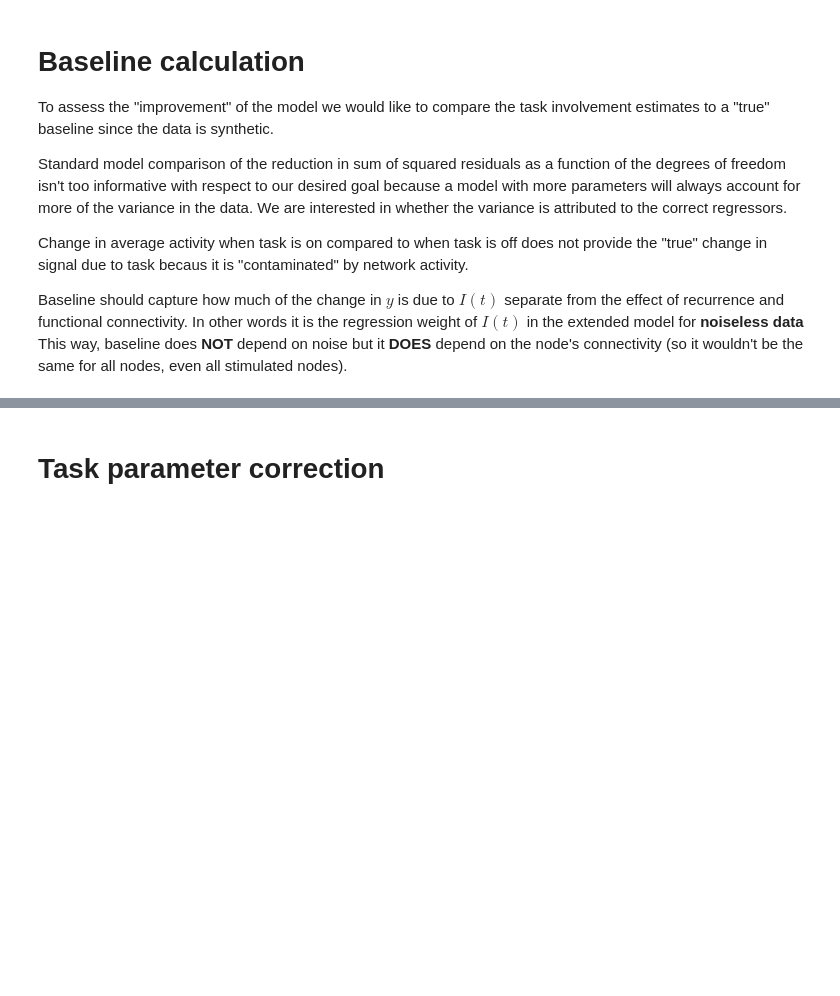
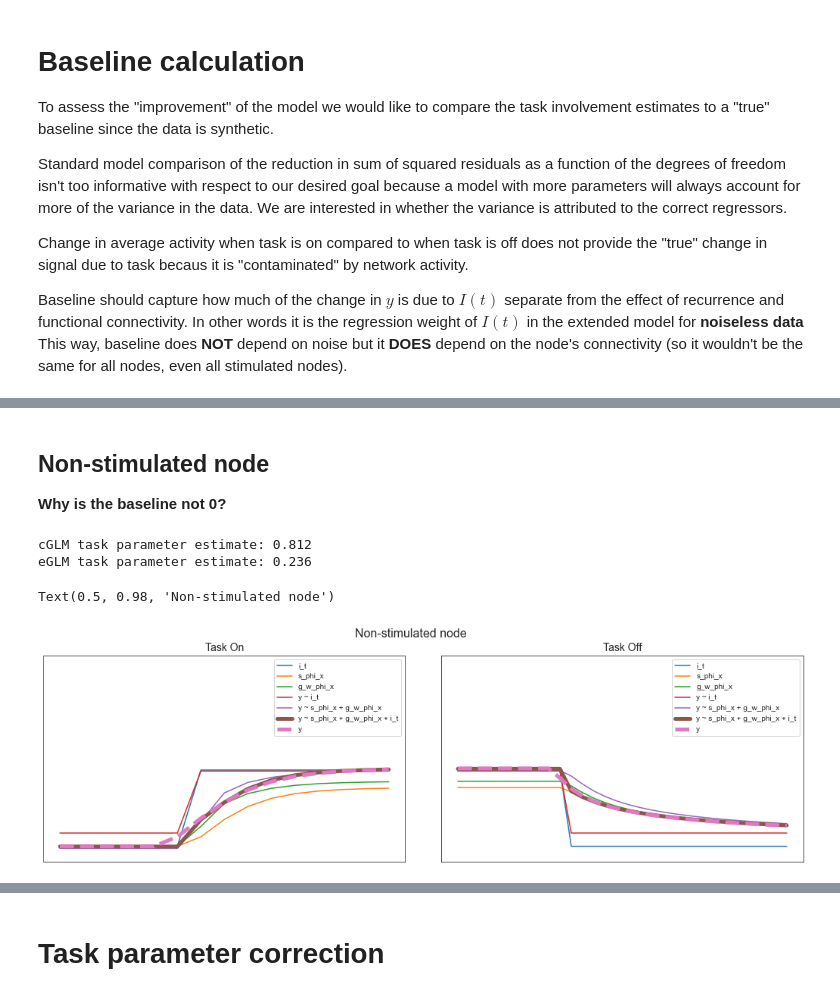
Before and after one commit to zenkavi/NeuralMassModels, a Jupyter notebook: TheoreticalResults/Zenkavi_Simulations/POC_minimal_model.ipynb, the cells around one changed output, grey strips where cells are left out. Saved outputs shown, nothing was run; the diff lists cells and outputs as text; code cells hidden in the pictures; blank space fills up the shorter version.

```diff
--- a/TheoreticalResults/Zenkavi_Simulations/POC_minimal_model.ipynb
+++ b/TheoreticalResults/Zenkavi_Simulations/POC_minimal_model.ipynb
@@ -295,0 +297,69 @@ plt.subplots_adjust(wspace=0.1)
+# %% [markdown]
+## Non-stimulated node
+
+**Why is the baseline not 0?**
+# %%
+s = 1
+g = 1
+node = 6
+
+#Drop the first time point
+y = taskdata[node,1:]
+
+#intercept
+intcp = np.ones_like(y)
+
+#Drop last time point
+s_phi_x = s*phi(taskdata[node,:-1])
+
+g_w_phi_x = np.delete(taskdata, node, axis=0)[:,:-1]
+g_w_phi_x = np.apply_along_axis(phi, 0, g_w_phi_x)
+cur_w = np.delete(W[node,:], node, axis=0)
+cur_w = cur_w.reshape(-1,1)
+g_w_phi_x = cur_w * g_w_phi_x
+g_w_phi_x = np.sum(g_w_phi_x, axis=0)
+g_w_phi_x = g*g_w_phi_x
+
+# This is external; don't know how the task affects a node
+# i_t = stimtimes[node,:-1]
+i_t = tasktiming[:-1]
+
+old_des_mat = np.column_stack((intcp, i_t))
+new_des_mat = np.column_stack((intcp, s_phi_x, g_w_phi_x, i_t))
+
+mod_df = pd.DataFrame(data = {"y": y, "s_phi_x":s_phi_x, "g_w_phi_x":g_w_phi_x, "i_t":i_t})
+old_mod = smf.ols(formula = 'y ~ i_t', data = mod_df).fit()
+mid_mod = smf.ols(formula = 'y ~ s_phi_x + g_w_phi_x', data = mod_df).fit()
+new_mod = smf.ols(formula = 'y ~ s_phi_x + g_w_phi_x + i_t', data = mod_df).fit()
+
+print("cGLM task parameter estimate: %s"%(str(round(old_mod.params['i_t'],3))))
+print("eGLM task parameter estimate: %s"%(str(round(new_mod.params['i_t'],3))))
+
+plt.rcParams["figure.figsize"][0] = 18
+plt.rcParams["figure.figsize"][1] = 5
+fig, a = plt.subplots(1, 2)
+
+plt_ranges = [range(45,60), range(90,120)]
+titles = ['Task On', "Task Off"]
+
+for i, plt_range in enumerate(plt_ranges):
+    a[i].plot(i_t[plt_range], label = "i_t")
+    a[i].plot(s_phi_x[plt_range], label = "s_phi_x")
+    a[i].plot(g_w_phi_x[plt_range], label = "g_w_phi_x")
+    a[i].plot(old_mod.predict()[plt_range], label="y ~ i_t")
+    a[i].plot(mid_mod.predict()[plt_range], label='y ~ s_phi_x + g_w_phi_x')
+    a[i].plot(new_mod.predict()[plt_range], label='y ~ s_phi_x + g_w_phi_x + i_t', linewidth=5)
+    a[i].plot(y[plt_range], label = "y", linewidth=5, linestyle='--')
+    a[i].legend()
+    a[i].set_title(titles[i], fontdict = {'fontsize':14})
+    a[i].set_xticks([])
+    a[i].set_yticks([])
+    a[i].set_ylim([-.2,2.5])
+
+plt.subplots_adjust(wspace=0.1)
+plt.suptitle("Non-stimulated node", size=16)
+# %% [output]
+cGLM task parameter estimate: 0.812
+eGLM task parameter estimate: 0.236
+Text(0.5, 0.98, 'Non-stimulated node')
+[figure, added]
```
Also changed, not shown: parts of 24 cells of this notebook, 1 other file.
